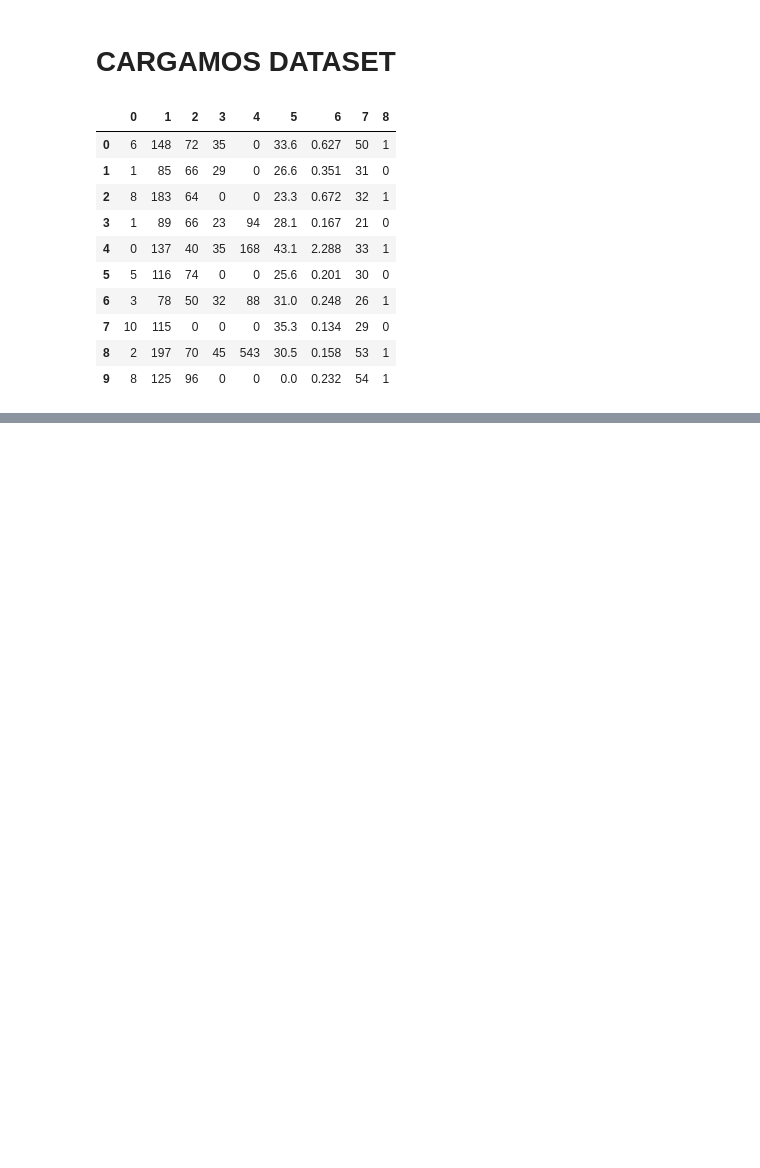
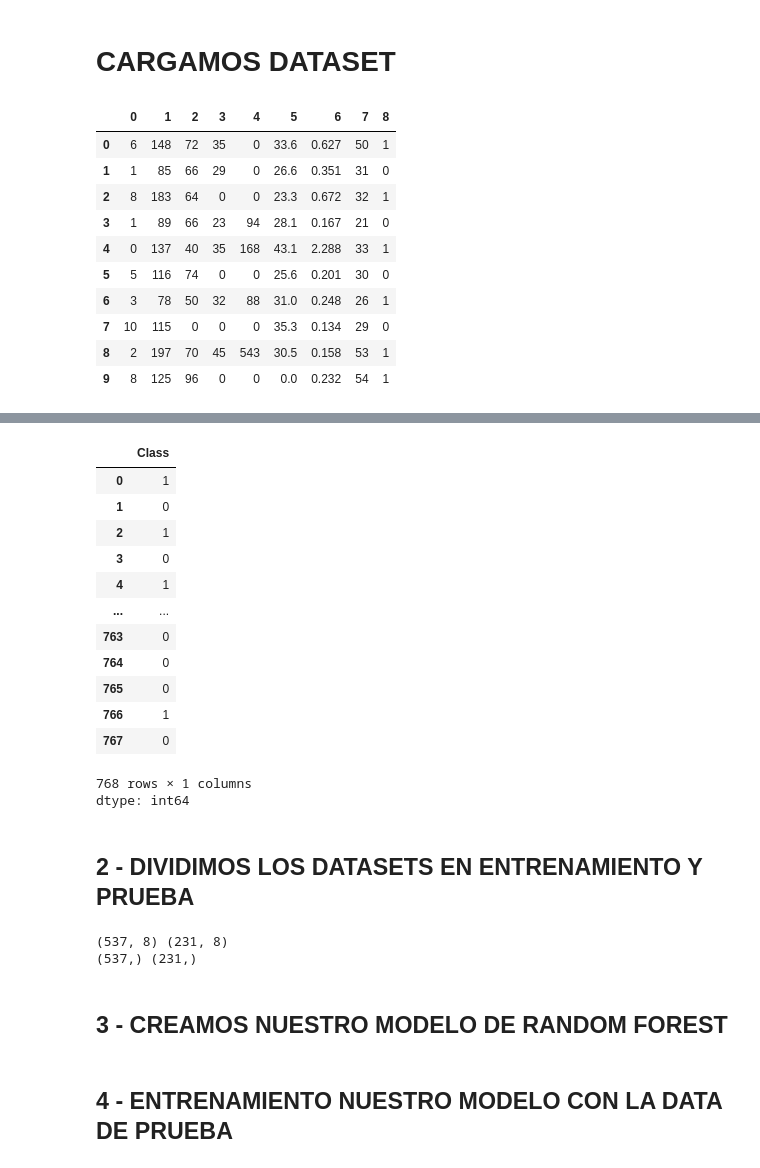
Before and after one commit to cesarmayta/BOOTCAMP_DSG1, a Jupyter notebook: dia3/11_random_forest.ipynb, the cells around one changed output, grey strips where cells are left out. Drawn from its saved outputs; the diff is of its cells as text; code cells hidden in the pictures; blank space fills up the shorter version.

```diff
--- a/dia3/11_random_forest.ipynb
+++ b/dia3/11_random_forest.ipynb
@@ -42,0 +84,31 @@ df_diabetes.head(10)
+# %%
+y = df_diabetes['Class']
+y
+# %% [output]
+|  | Class |
+| 0 | 1 |
+| 1 | 0 |
+| 2 | 1 |
+| 3 | 0 |
+| 4 | 1 |
+| ... | ... |
+| 763 | 0 |
+| 764 | 0 |
+| 765 | 0 |
+| 766 | 1 |
+| 767 | 0 |
+768 rows × 1 columns
+dtype: int64
+# %% [markdown]
+## 2 - DIVIDIMOS LOS DATASETS EN ENTRENAMIENTO Y PRUEBA
+# %%
+from sklearn.model_selection import train_test_split
+
+X_train,X_test,y_train,y_test = train_test_split(X,y,test_size=0.30,random_state=00000)
+print(X_train.shape,X_test.shape)
+print(y_train.shape,y_test.shape)
+# %% [output]
+(537, 8) (231, 8)
+(537,) (231,)
+# %% [markdown]
+## 3 - CREAMOS NUESTRO MODELO DE RANDOM FOREST
@@ -42,0 +119,2 @@ df_diabetes.head(10)
+# %% [markdown]
+## 4 - ENTRENAMIENTO NUESTRO MODELO CON LA DATA DE PRUEBA
```
Also changed, not shown: parts of 8 cells of this notebook.
